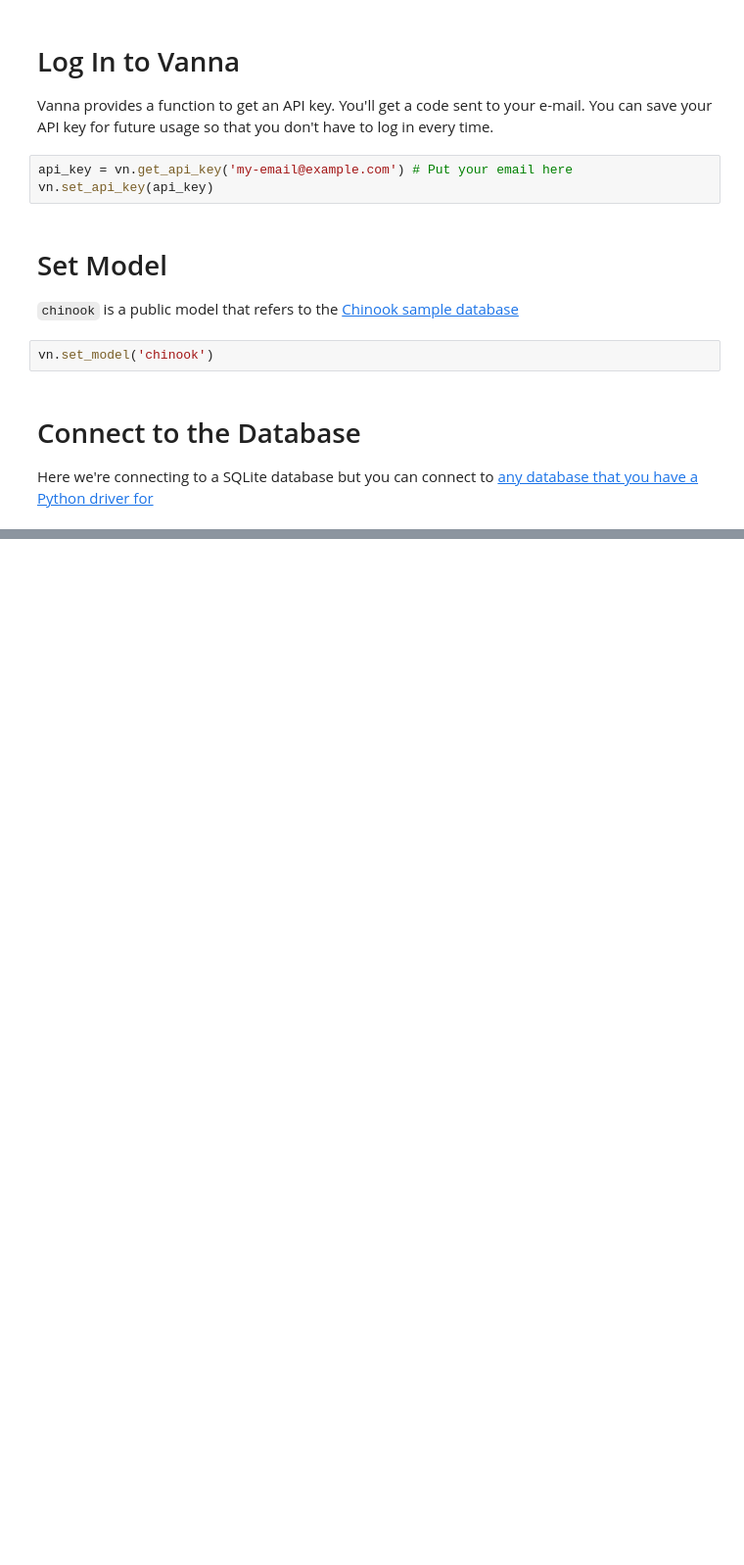
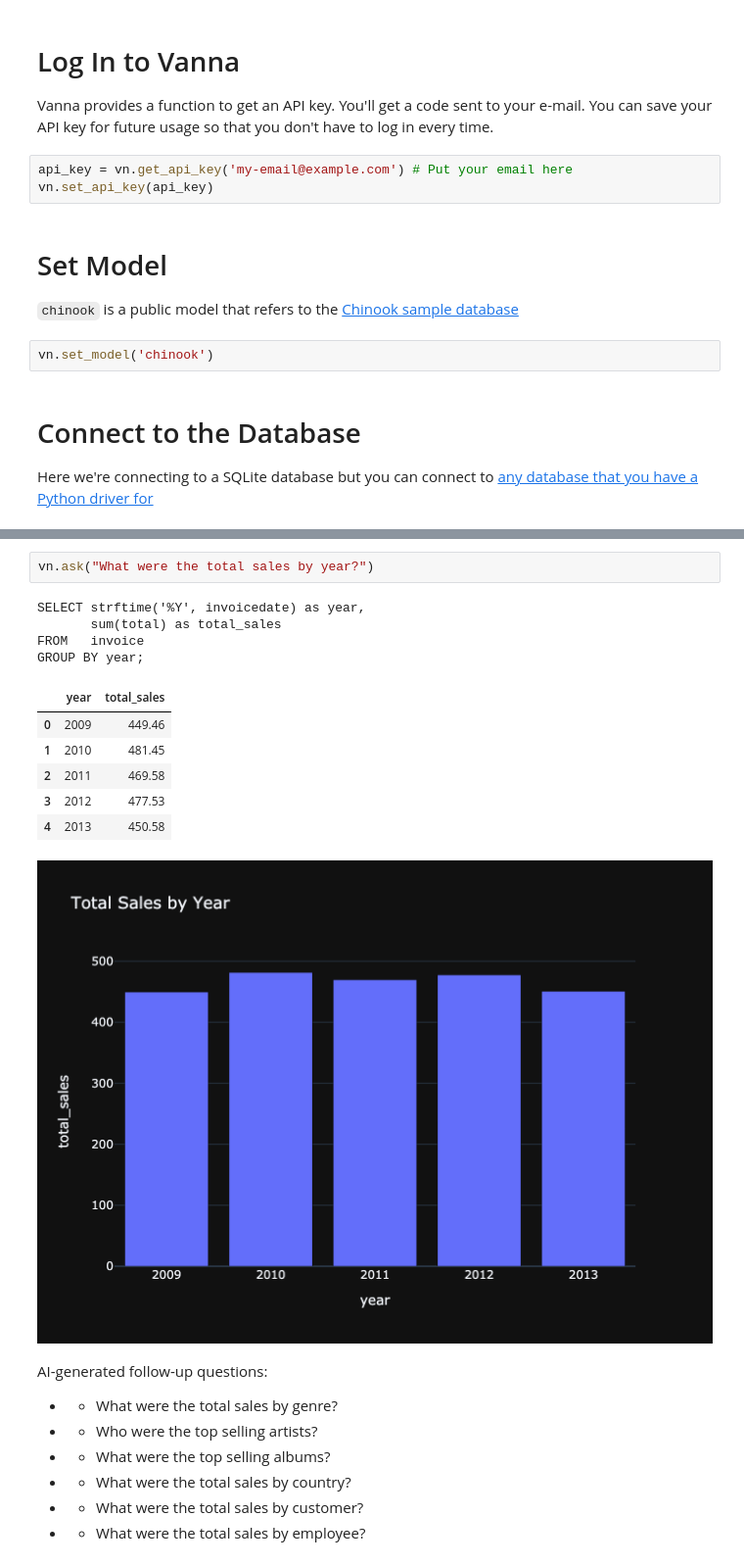
Before and after one commit to vanna-ai/vanna, a Jupyter notebook: notebooks/getting-started.ipynb, the cells around one changed output, grey strips where cells are left out. Shown at 98% size. Drawn from its saved outputs; the diff is of its cells as text; blank space fills up the shorter version.

```diff
--- a/notebooks/getting-started.ipynb
+++ b/notebooks/getting-started.ipynb
@@ -26,0 +63,22 @@ Here we're connecting to a SQLite database but you can connect to [any database
+# %%
+vn.ask("What were the total sales by year?")
+# %% [output]
+SELECT strftime('%Y', invoicedate) as year,
+       sum(total) as total_sales
+FROM   invoice
+GROUP BY year;
+|  | year | total_sales |
+| 0 | 2009 | 449.46 |
+| 1 | 2010 | 481.45 |
+| 2 | 2011 | 469.58 |
+| 3 | 2012 | 477.53 |
+| 4 | 2013 | 450.58 |
+[figure, added]
+AI-generated follow-up questions:
+
+* - What were the total sales by genre?
+* - Who were the top selling artists?
+* - What were the top selling albums?
+* - What were the total sales by country?
+* - What were the total sales by customer?
+* - What were the total sales by employee?
```
Also changed, not shown: parts of 7 cells of this notebook, 4 other files.
